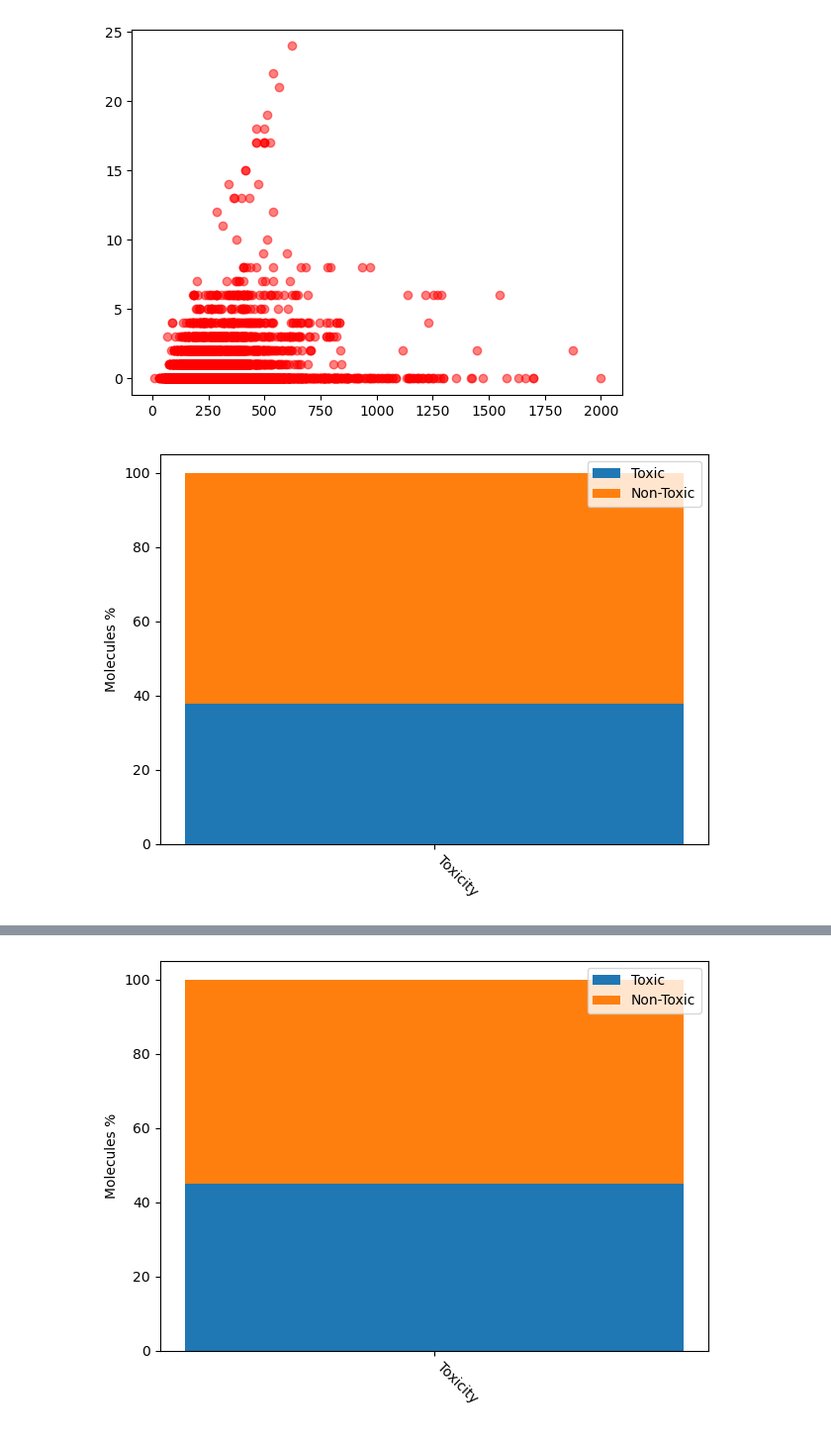
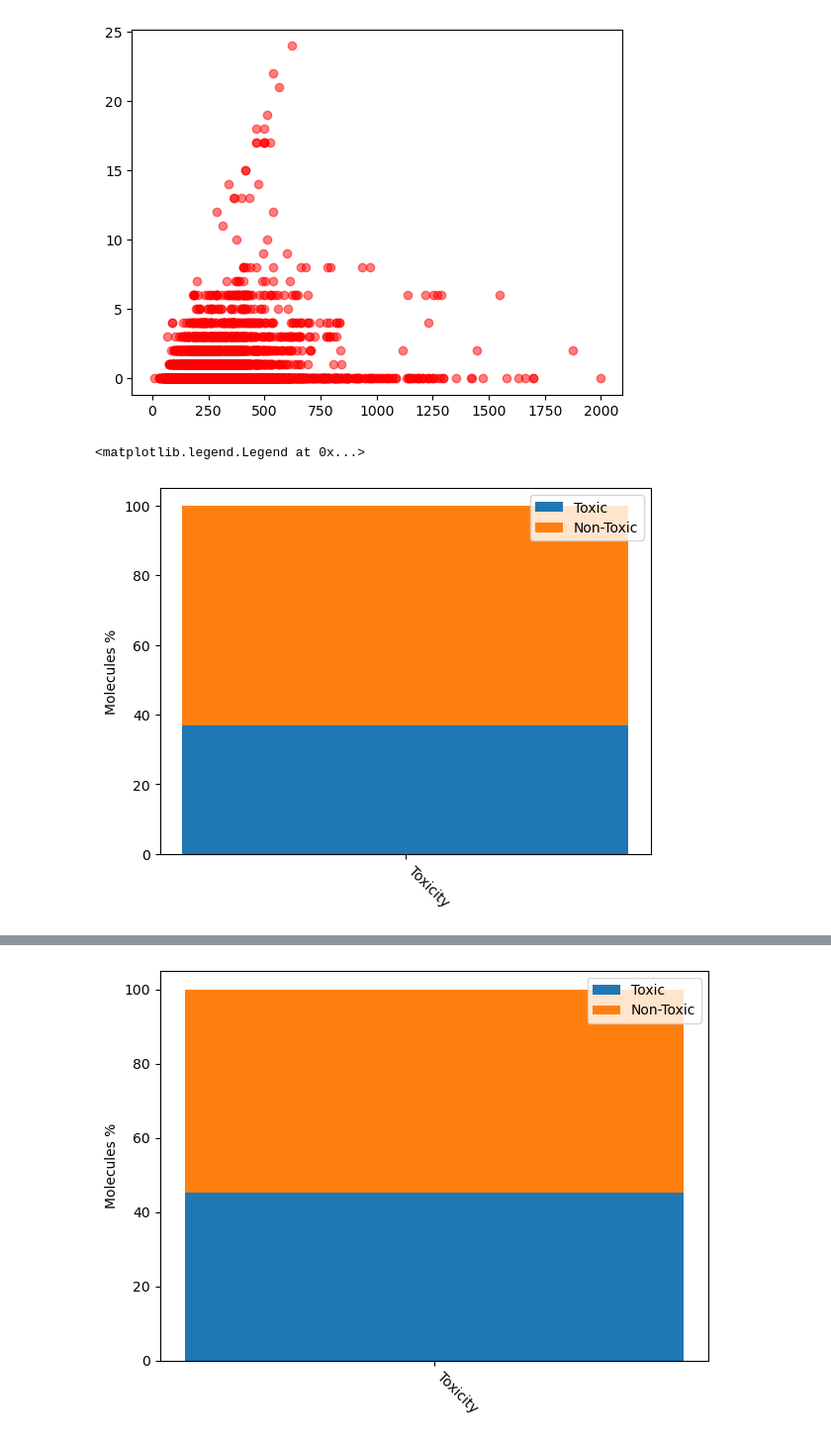
Before and after one commit to Willjterwright/grpA, a Jupyter notebook: Loading the datasets.ipynb, the cells around one changed output, grey strips where cells are left out. Shown at 99% size. Saved outputs shown, nothing was run; the diff lists cells and outputs as text; code cells hidden in the pictures.

```diff
--- a/Loading the datasets.ipynb
+++ b/Loading the datasets.ipynb
@@ -178,20 +179,19 @@ def save_fig(fig_id, tight_layout=True, fig_extension='png', resolution=300):
 # %%
 #Lets take a look at train_df and see what it looks like
 #This code will determine the % of toxic molecules in the training dataset:
 
 percent_toxic = 100*sum(train_df['tox'])/len(train_df)
 percent_non_toxic = 100-percent_toxic
 
 #Lets plot the train_df as a stacked bar graph:
 ax=plt.bar('Toxicity',percent_toxic, label='Toxic')
 plt.bar('Toxicity',percent_non_toxic, bottom= percent_toxic, label='Non-Toxic')
 plt.xticks(rotation=-45, ha='left')
 plt.ylabel("Molecules %")
 plt.legend()
-
-save_fig('train_dataset_percent_toxicity')
 # %% [output]
+<matplotlib.legend.Legend at 0x...>
-[figure, old version]
+[figure, new version]
 # %%
 #As we can see, the dataset is still slightly skewed but looking better than previously. Lets try to do a
 #PCA on the dataset
```
Also changed, not shown: parts of 18 cells of this notebook, 7 other files.
